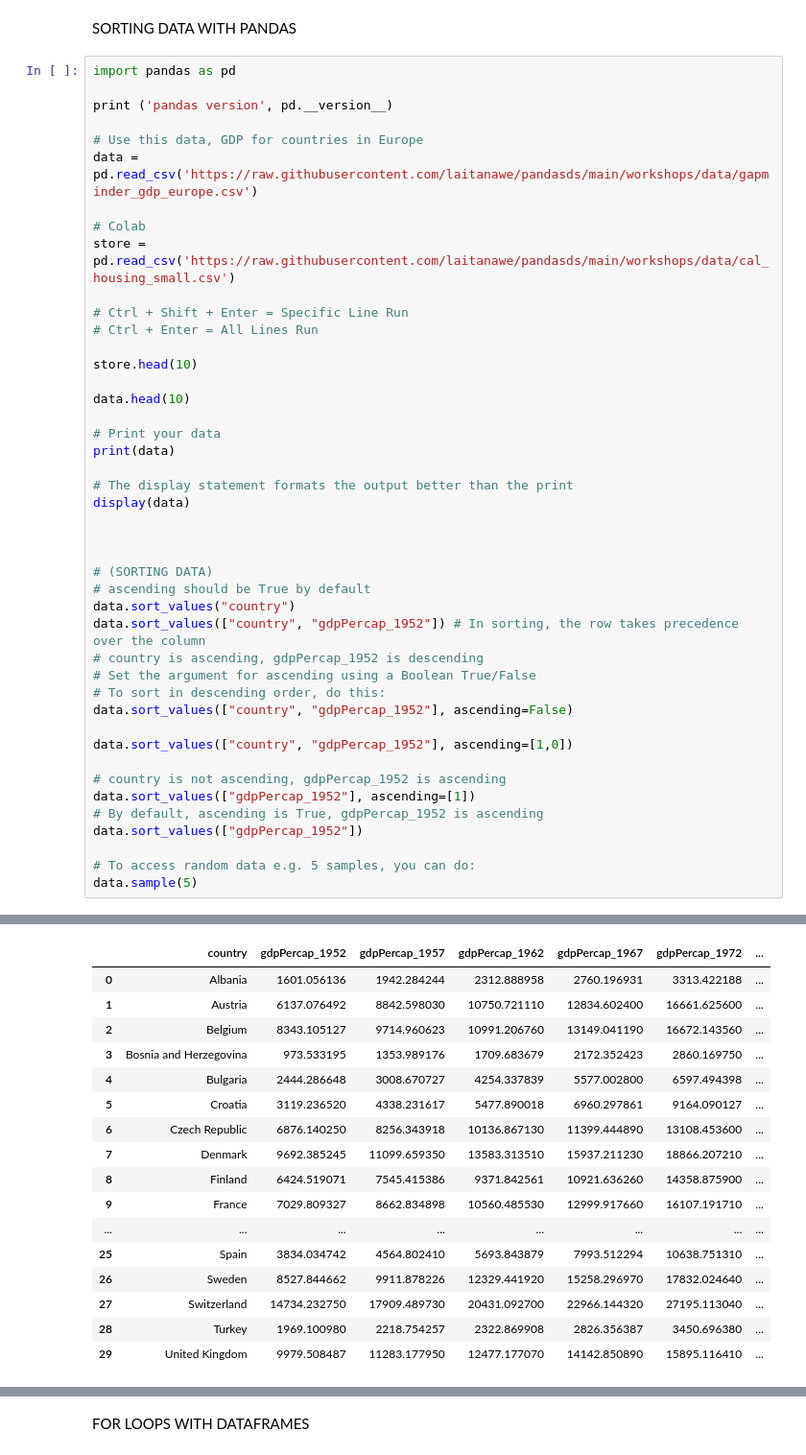
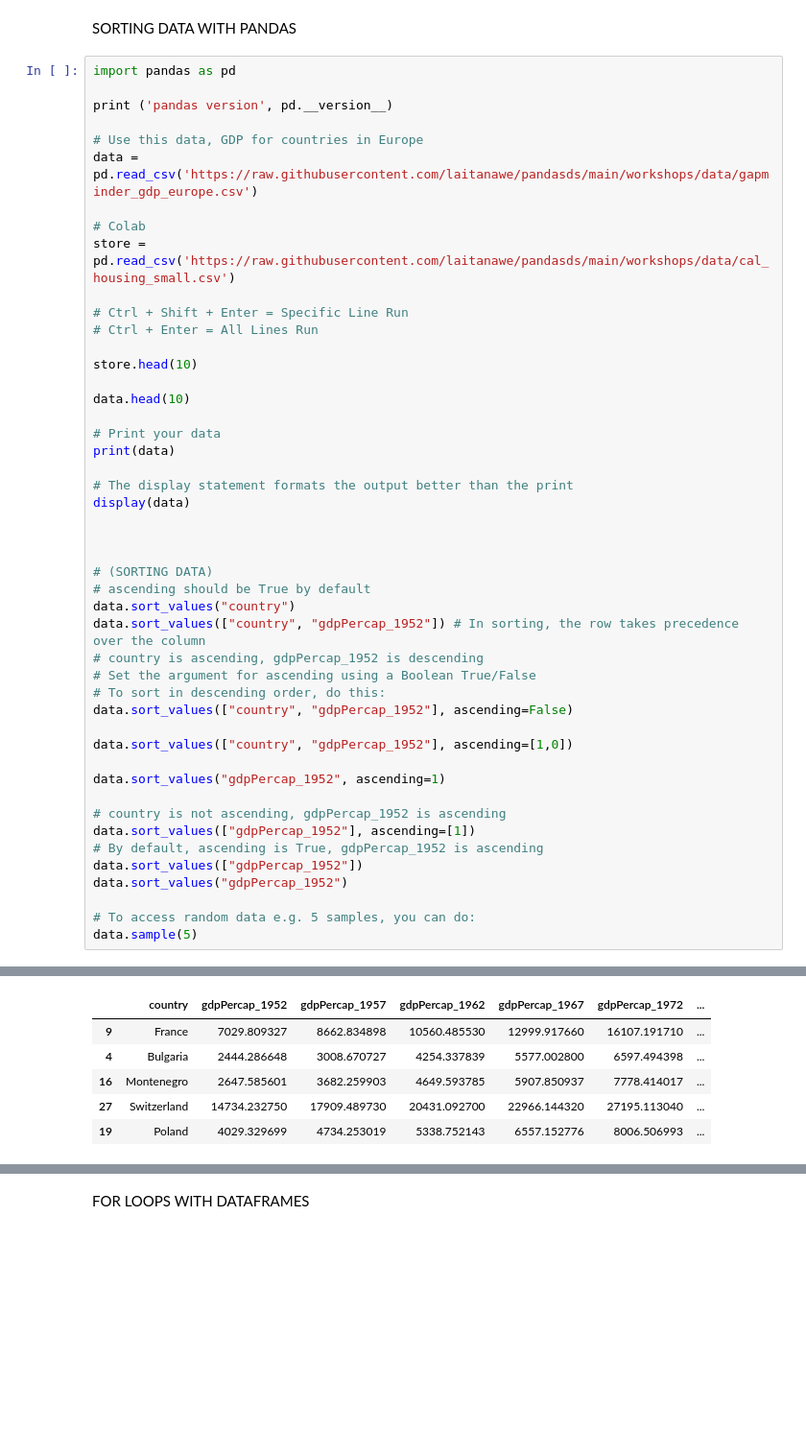
Before and after one commit to laitanawe/pandasds, a Jupyter notebook: workshops/pdseries02.ipynb, the cells around one changed output, grey strips where cells are left out. Shown at 96% size. Saved outputs shown, nothing was run; the diff lists cells and outputs as text; blank space fills up the shorter version.

```diff
--- a/workshops/pdseries02.ipynb
+++ b/workshops/pdseries02.ipynb
@@ -266,10 +273,13 @@ data.sort_values(["country", "gdpPercap_1952"], ascending=False)
 
 data.sort_values(["country", "gdpPercap_1952"], ascending=[1,0])
 
+data.sort_values("gdpPercap_1952", ascending=1)
+
 # country is not ascending, gdpPercap_1952 is ascending
 data.sort_values(["gdpPercap_1952"], ascending=[1])
 # By default, ascending is True, gdpPercap_1952 is ascending
 data.sort_values(["gdpPercap_1952"])
+data.sort_values("gdpPercap_1952")
 
 # To access random data e.g. 5 samples, you can do:
 data.sample(5)
@@ -294,17 +287,6 @@ pandas version 2.1.4
 |  | country | gdpPercap_1952 | gdpPercap_1957 | gdpPercap_1962 | gdpPercap_1967 | gdpPercap_1972 | ... |
-| 0 | Albania | 1601.056136 | 1942.284244 | 2312.888958 | 2760.196931 | 3313.422188 | ... |
-| 1 | Austria | 6137.076492 | 8842.598030 | 10750.721110 | 12834.602400 | 16661.625600 | ... |
-| 2 | Belgium | 8343.105127 | 9714.960623 | 10991.206760 | 13149.041190 | 16672.143560 | ... |
-| 3 | Bosnia and Herzegovina | 973.533195 | 1353.989176 | 1709.683679 | 2172.352423 | 2860.169750 | ... |
+| 9 | France | 7029.809327 | 8662.834898 | 10560.485530 | 12999.917660 | 16107.191710 | ... |
 | 4 | Bulgaria | 2444.286648 | 3008.670727 | 4254.337839 | 5577.002800 | 6597.494398 | ... |
-| 5 | Croatia | 3119.236520 | 4338.231617 | 5477.890018 | 6960.297861 | 9164.090127 | ... |
-| 6 | Czech Republic | 6876.140250 | 8256.343918 | 10136.867130 | 11399.444890 | 13108.453600 | ... |
-| 7 | Denmark | 9692.385245 | 11099.659350 | 13583.313510 | 15937.211230 | 18866.207210 | ... |
-| 8 | Finland | 6424.519071 | 7545.415386 | 9371.842561 | 10921.636260 | 14358.875900 | ... |
-| 9 | France | 7029.809327 | 8662.834898 | 10560.485530 | 12999.917660 | 16107.191710 | ... |
-| ... | ... | ... | ... | ... | ... | ... | ... |
-| 25 | Spain | 3834.034742 | 4564.802410 | 5693.843879 | 7993.512294 | 10638.751310 | ... |
-| 26 | Sweden | 8527.844662 | 9911.878226 | 12329.441920 | 15258.296970 | 17832.024640 | ... |
+| 16 | Montenegro | 2647.585601 | 3682.259903 | 4649.593785 | 5907.850937 | 7778.414017 | ... |
 | 27 | Switzerland | 14734.232750 | 17909.489730 | 20431.092700 | 22966.144320 | 27195.113040 | ... |
-| 28 | Turkey | 1969.100980 | 2218.754257 | 2322.869908 | 2826.356387 | 3450.696380 | ... |
-| 29 | United Kingdom | 9979.508487 | 11283.177950 | 12477.177070 | 14142.850890 | 15895.116410 | ... |
+| 19 | Poland | 4029.329699 | 4734.253019 | 5338.752143 | 6557.152776 | 8006.506993 | ... |
```
Also changed, not shown: parts of 5 cells of this notebook.
